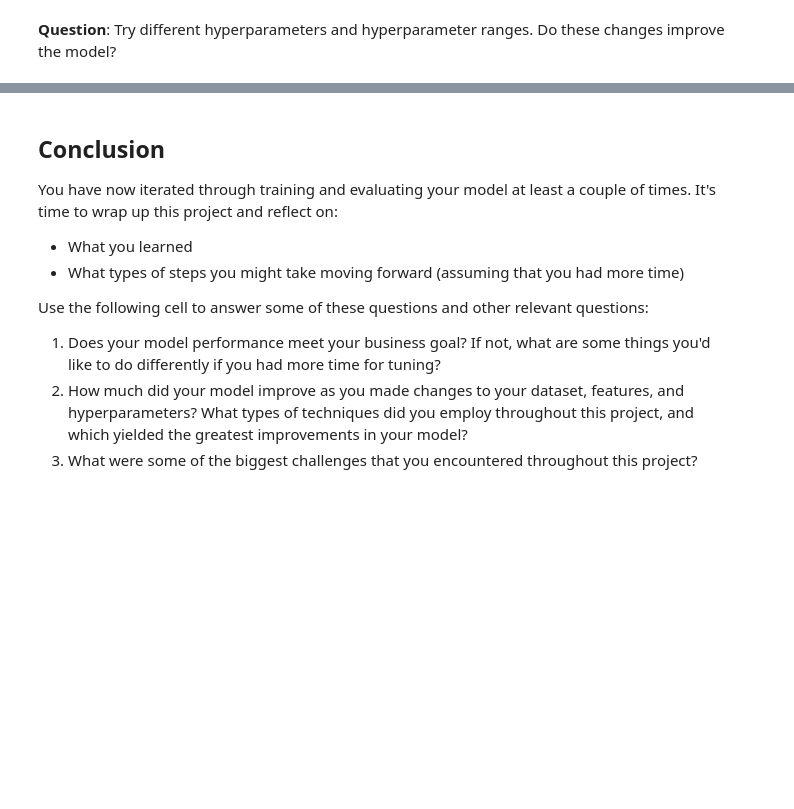
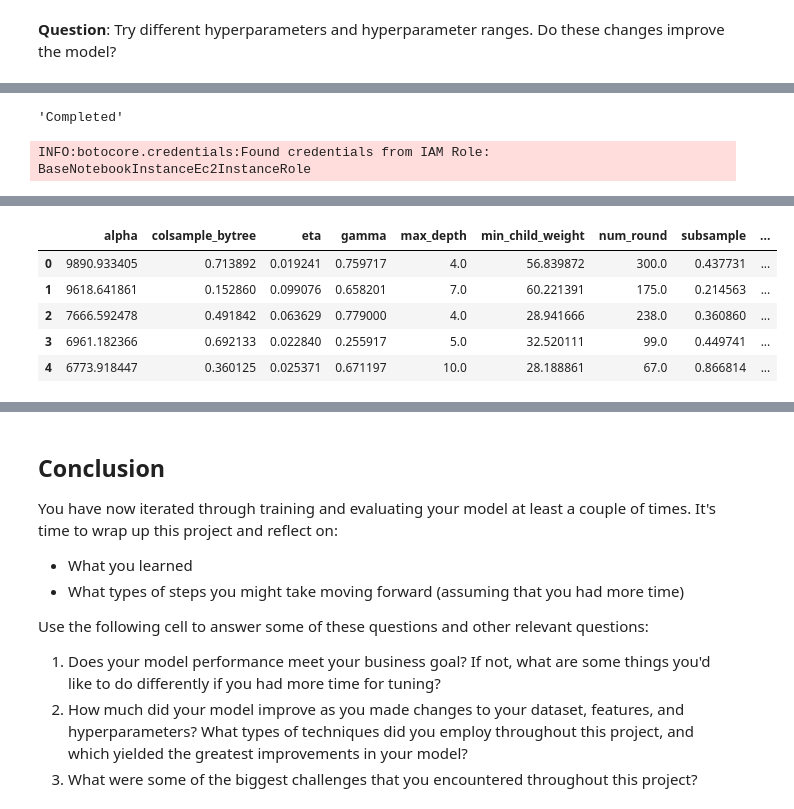
Before and after one commit to Ajia-code/AWS-Machine-Learning-, a Jupyter notebook: Flight_Delay-Student.ipynb, the cells around one changed output, grey strips where cells are left out. Saved outputs shown, nothing was run; the diff lists cells and outputs as text; code cells hidden in the pictures; blank space fills up the shorter version.

```diff
--- a/Flight_Delay-Student.ipynb
+++ b/Flight_Delay-Student.ipynb
@@ -1945,2 +1943,30 @@ ValueError: Axis limits cannot be NaN or Inf
 # %% [markdown]
 **Question**: Try different hyperparameters and hyperparameter ranges. Do these changes improve the model?
+# %%
+from sagemaker.tuner import IntegerParameter, CategoricalParameter, ContinuousParameter, HyperparameterTuner
+### You can spin up multiple instances to do hyperparameter optimization in parallel
+xgb = sagemaker.estimator.Estimator(container,
+                                    role=sagemaker.get_execution_role(),
+                                    instance_count= 1,
+                                    instance_type=instance_type,
+                                    output_path='s3://{}/{}/output'.format(bucket, prefix),
+                                    sagemaker_session=sess)
+xgb.set_hyperparameters(eval_metric='auc',
+                        objective='binary:logistic',
+                        num_round=100,
+                        rate_drop=0.3,
+                        tweedie_variance_power=1.4)
+hyperparameter_ranges = {'alpha': ContinuousParameter(0, 10000, scaling_type='Linear'),
+                         'eta': ContinuousParameter(0.01, 0.1, scaling_type='Linear'),
+                         'min_child_weight': ContinuousParameter(1, 100, scaling_type='Linear'),
+                         'subsample': ContinuousParameter(0.1, 0.9),
+                         'num_round': IntegerParameter(10,500),
+                         'gamma': ContinuousParameter(0, 1),
+                         'colsample_bytree': ContinuousParameter(0.1, 1),
+                         'max_depth': IntegerParameter(3, 10)}
+objective_metric_name = 'validation:auc'
+tuner = HyperparameterTuner(xgb,
+                            objective_metric_name,
+                            hyperparameter_ranges,
+                            max_jobs=10, # Set this to 10 or above depending upon budget and available time.
+                            max_parallel_jobs=10)
@@ -1946,0 +1976,3 @@ ValueError: Axis limits cannot be NaN or Inf
+# %%
+tuner.fit(inputs=data_channels)
+tuner.wait()
@@ -1946,0 +1985,18 @@ ValueError: Axis limits cannot be NaN or Inf
+# %%
+boto3.client('sagemaker').describe_hyper_parameter_tuning_job(
+    HyperParameterTuningJobName=tuner.latest_tuning_job.job_name)['HyperParameterTuningJobStatus']
+# %% [output]
+'Completed'
+# %%
+sage_client = boto3.Session().client('sagemaker')
+tuning_job_name = tuner.latest_tuning_job.job_name
+print(f'tuning job name:{tuning_job_name}')
+tuning_job_result = sage_client.describe_hyper_parameter_tuning_job(HyperParameterTuningJobName=tuning_job_name)
+best_training_job = tuning_job_result['BestTrainingJob']
+best_training_job_name = best_training_job['TrainingJobName']
+print(f"best training job: {best_training_job_name}")
+best_estimator = tuner.best_estimator()
+tuner_df = sagemaker.HyperparameterTuningJobAnalytics(tuning_job_name).dataframe()
+tuner_df.head()
+# %% [output]
+INFO:botocore.credentials:Found credentials from IAM Role: BaseNotebookInstanceEc2InstanceRole
@@ -1946,0 +2013,6 @@ ValueError: Axis limits cannot be NaN or Inf
+|  | alpha | colsample_bytree | eta | gamma | max_depth | min_child_weight | num_round | subsample | ... |
+| 0 | 9890.933405 | 0.713892 | 0.019241 | 0.759717 | 4.0 | 56.839872 | 300.0 | 0.437731 | ... |
+| 1 | 9618.641861 | 0.152860 | 0.099076 | 0.658201 | 7.0 | 60.221391 | 175.0 | 0.214563 | ... |
+| 2 | 7666.592478 | 0.491842 | 0.063629 | 0.779000 | 4.0 | 28.941666 | 238.0 | 0.360860 | ... |
+| 3 | 6961.182366 | 0.692133 | 0.022840 | 0.255917 | 5.0 | 32.520111 | 99.0 | 0.449741 | ... |
+| 4 | 6773.918447 | 0.360125 | 0.025371 | 0.671197 | 10.0 | 28.188861 | 67.0 | 0.866814 | ... |
```
Also changed, not shown: parts of 26 cells of this notebook.
